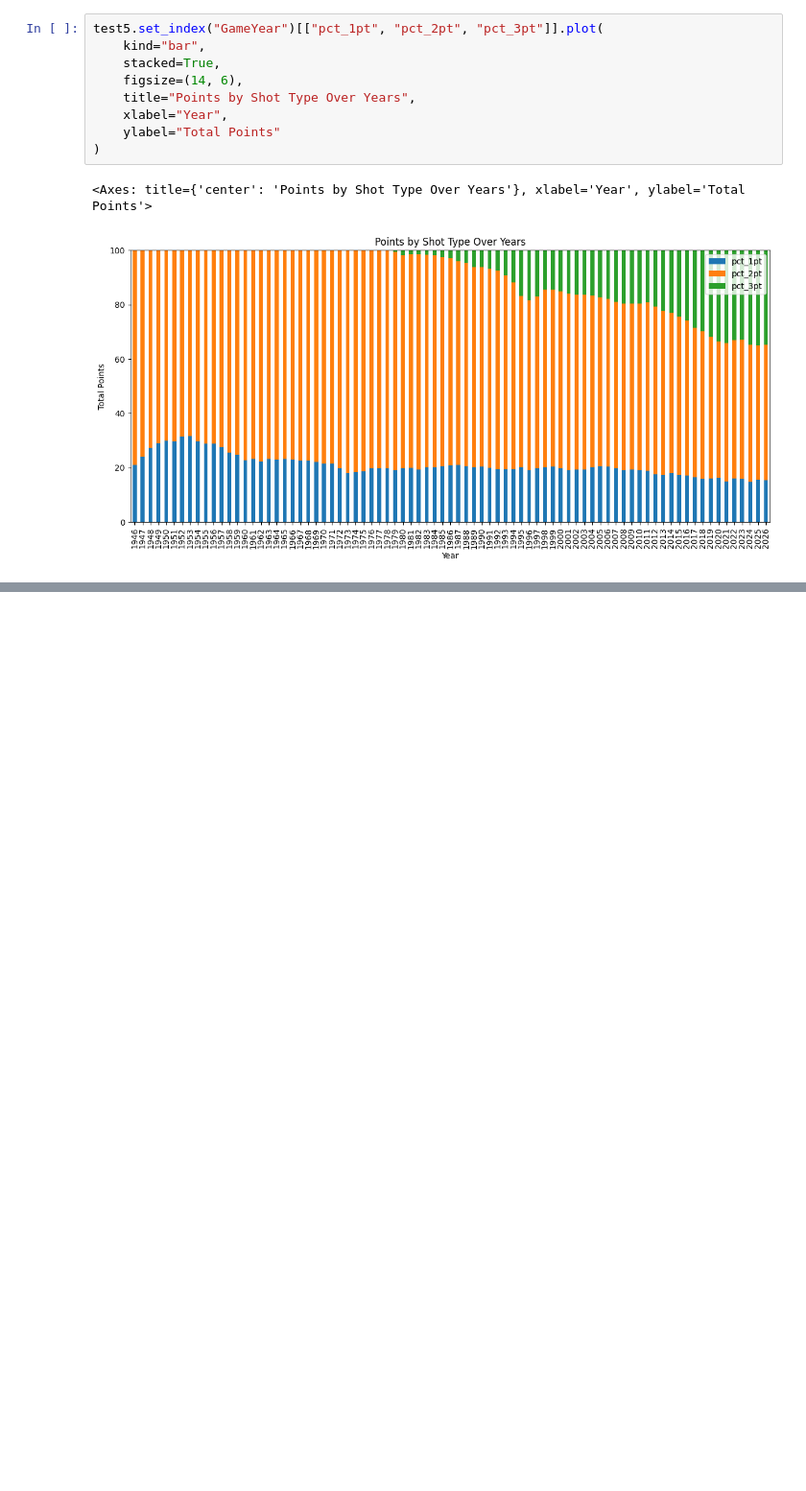
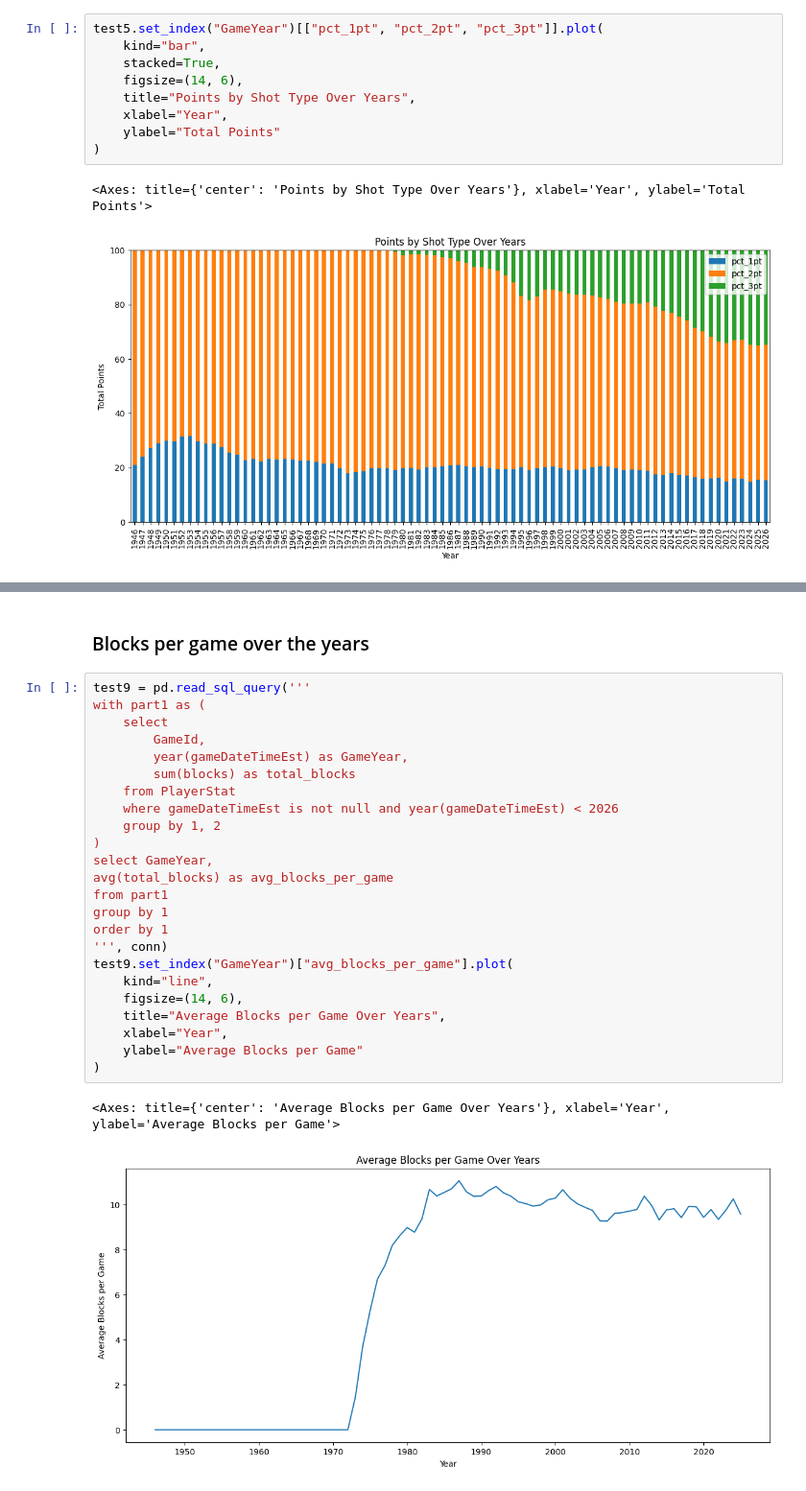
Before and after one commit to Mark-Rozenberg/Nba, a Jupyter notebook: Ingestion.ipynb, the cells around one changed output, grey strips where cells are left out. Shown at 96% size. Saved outputs shown, nothing was run; the diff lists cells and outputs as text; blank space fills up the shorter version.

```diff
--- a/Ingestion.ipynb
+++ b/Ingestion.ipynb
@@ -347,0 +448,29 @@ test5.set_index("GameYear")[["pct_1pt", "pct_2pt", "pct_3pt"]].plot(
+# %% [markdown]
+### Blocks per game over the years
+# %%
+test9 = pd.read_sql_query('''
+with part1 as (
+    select
+        GameId,
+        year(gameDateTimeEst) as GameYear,
+        sum(blocks) as total_blocks
+    from PlayerStat
+    where gameDateTimeEst is not null and year(gameDateTimeEst) < 2026
+    group by 1, 2
+)
+select GameYear,
+avg(total_blocks) as avg_blocks_per_game
+from part1
+group by 1
+order by 1
+''', conn)
+test9.set_index("GameYear")["avg_blocks_per_game"].plot(
+    kind="line",
+    figsize=(14, 6),
+    title="Average Blocks per Game Over Years",
+    xlabel="Year",
+    ylabel="Average Blocks per Game"
+)
+# %% [output]
+<Axes: title={'center': 'Average Blocks per Game Over Years'}, xlabel='Year', ylabel='Average Blocks per Game'>
+[figure, added]
```
Also changed, not shown: parts of 9 cells of this notebook.
